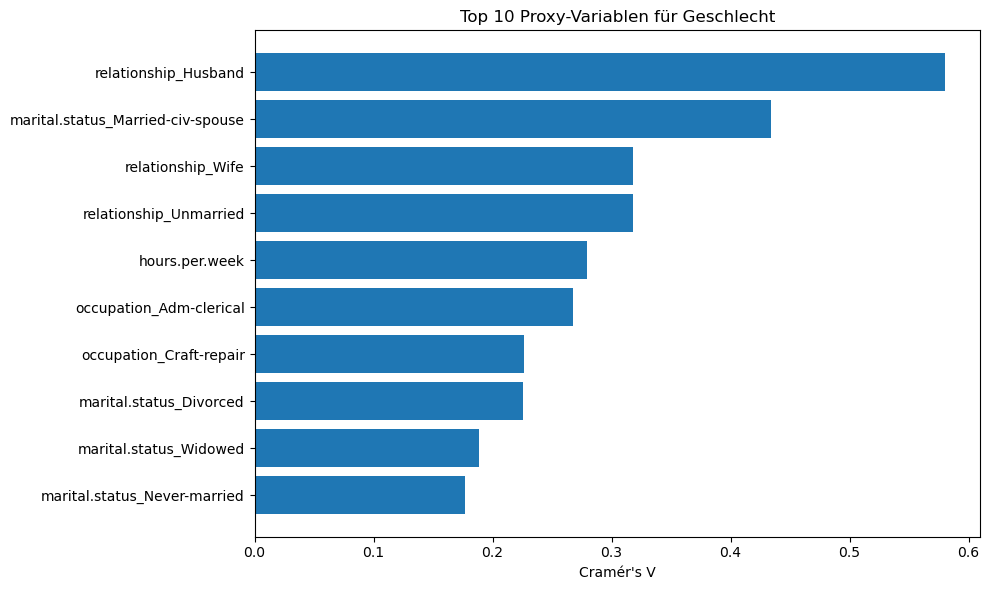
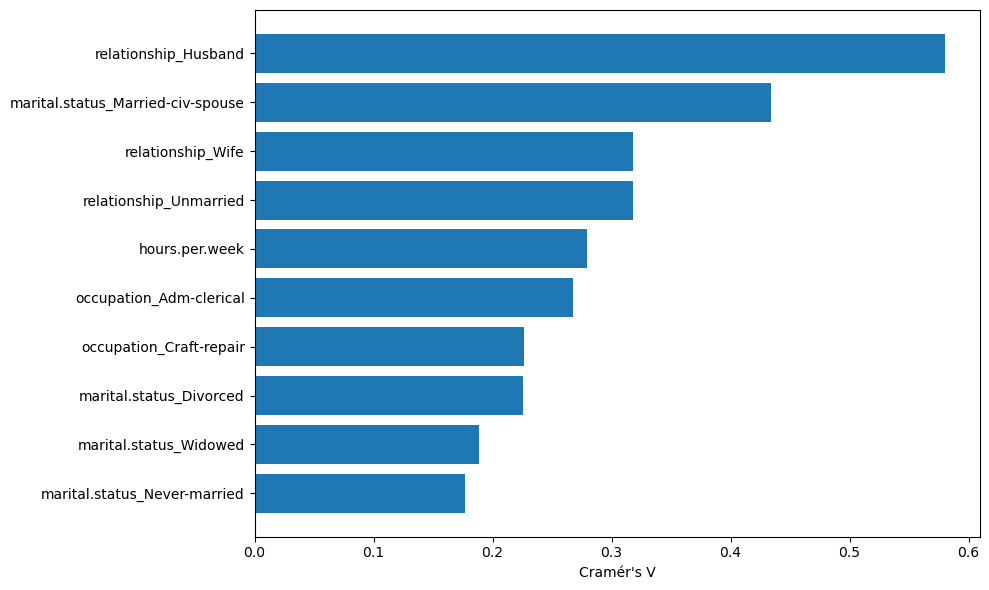
The change to this notebook cell's code, shown as a diff; its figure went from the first image to the second:
--- before
+++ after
@@ -7,5 +7,5 @@
 plt.barh(top10.index[::-1], top10['cramers_v'][::-1])
 plt.xlabel("Cramér's V")
-plt.title("Top 10 Proxy-Variablen für Geschlecht")
+# plt.title("Top 10 Proxy-Variablen für Geschlecht")
 plt.tight_layout()
 plt.savefig('../results/figures/cramers_v_top10.png', dpi=150)

Commit: remove figure titles from plots for thesis formatting